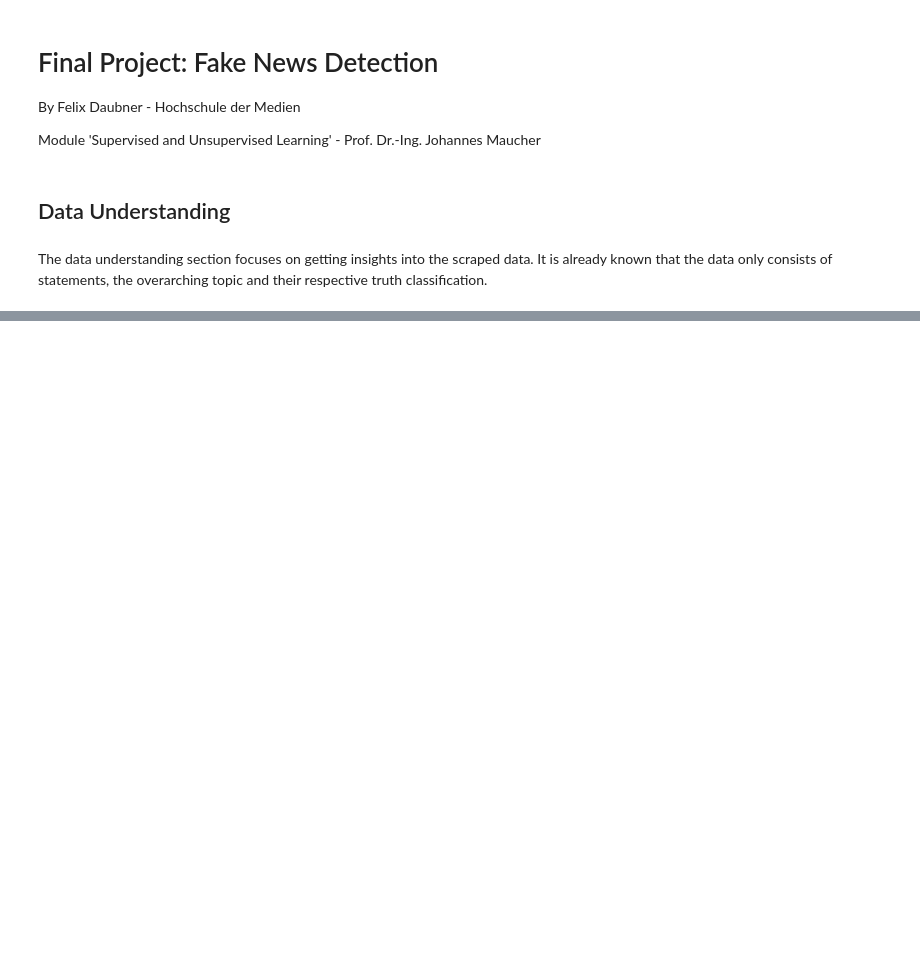
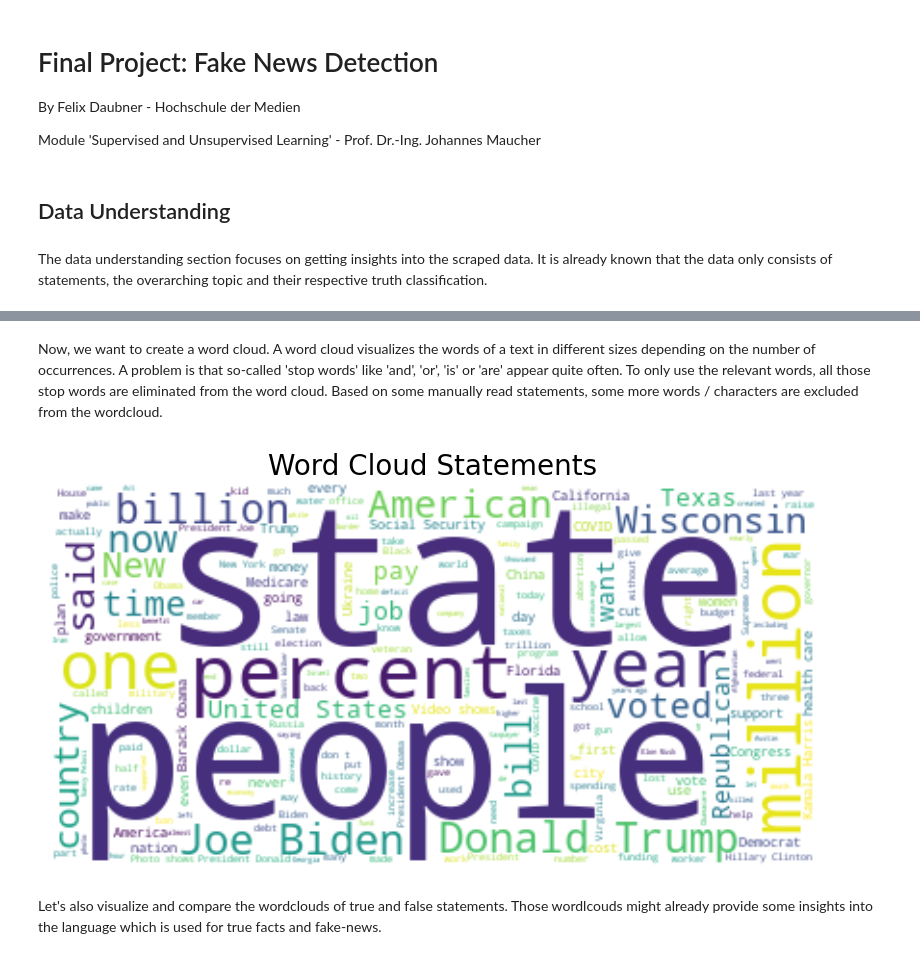
Before and after one commit to felixdaubner/fake-news-detection, a Jupyter notebook: 03_data-understanding.ipynb, the cells around one changed output, grey strips where cells are left out. Cells and saved outputs as stored; diff of their text form; code cells hidden in the pictures; blank space fills up the shorter version.

Commit message:
Added charts and wordclouds

```diff
--- a/03_data-understanding.ipynb
+++ b/03_data-understanding.ipynb
@@ -34,0 +118,3 @@ data
+# %% [markdown]
+Now, we want to create a word cloud. A word cloud visualizes the words of a text in different sizes depending on the number of occurrences.
+A problem is that so-called 'stop words' like 'and', 'or', 'is' or 'are' appear quite often. To only use the relevant words, all those stop words are eliminated from the word cloud. Based on some manually read statements, some more words / characters are excluded from the wordcloud.
@@ -34,0 +124,10 @@ data
+# %%
+statements = textForWordCloud(data, "statement")
+# %%
+wcloud = wordcloud.WordCloud(background_color="white").generate(statements)
+
+createWordCloud(wcloud, "Word Cloud Statements")
+# %% [output]
+[figure, added]
+# %% [markdown]
+Let's also visualize and compare the wordclouds of true and false statements. Those wordlcouds might already provide some insights into the language which is used for true facts and fake-news.
```
Also changed, not shown: parts of 24 cells of this notebook.
